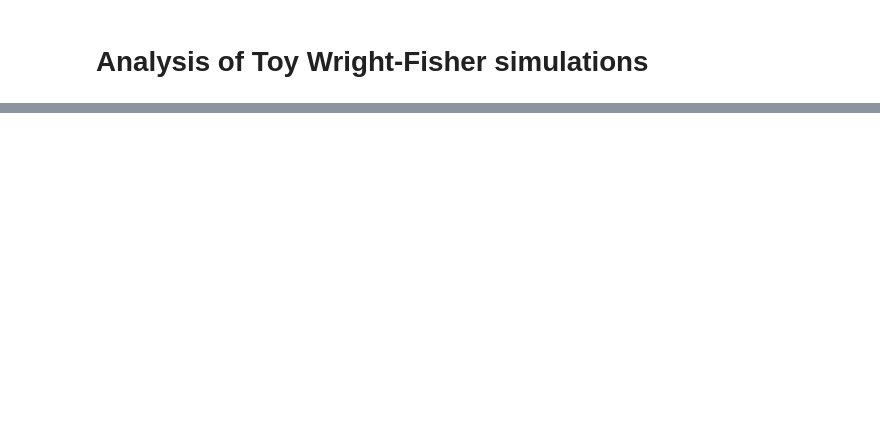
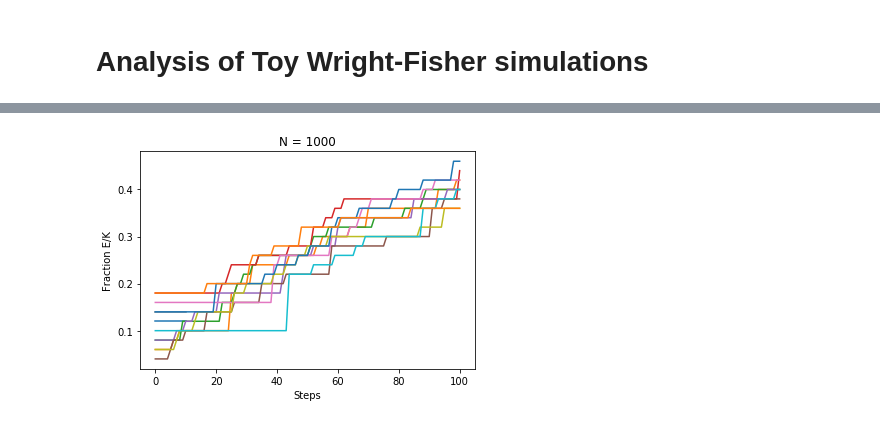
Before and after one commit to ctriandafillou/simev, a Jupyter notebook: analysis/output/toy-model-analysis.ipynb, the cells around one changed output, grey strips where cells are left out. Cells and saved outputs as stored; diff of their text form; code cells hidden in the pictures; blank space fills up the shorter version.

```diff
--- a/analysis/output/toy-model-analysis.ipynb
+++ b/analysis/output/toy-model-analysis.ipynb
@@ -32,0 +68,4 @@ more_ek/n10000
+# %%
+plot_frac_charged_evolution(n1000, 1000)
+# %% [output]
+[figure, added]
```
Also changed, not shown: parts of 7 cells of this notebook, 1 other file.
